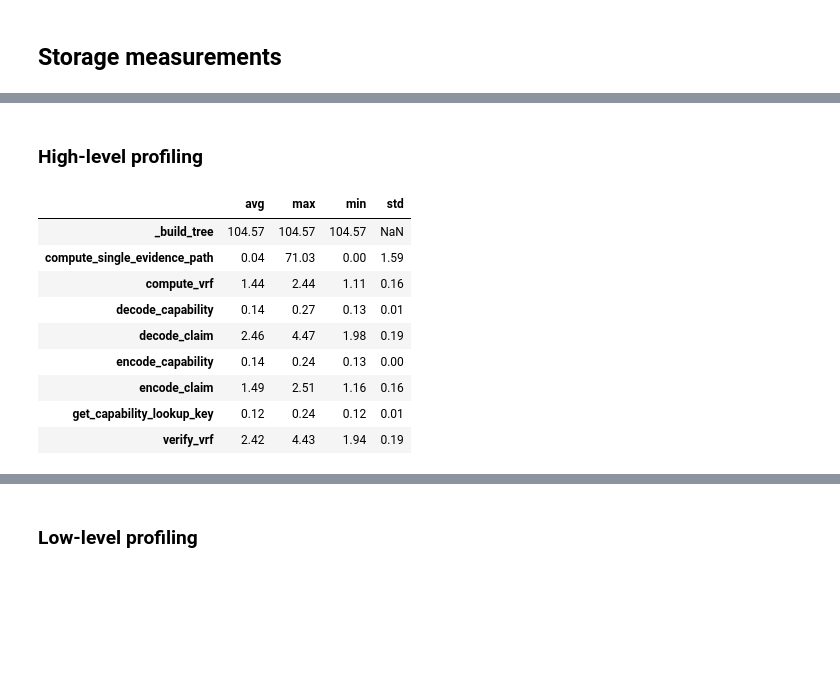
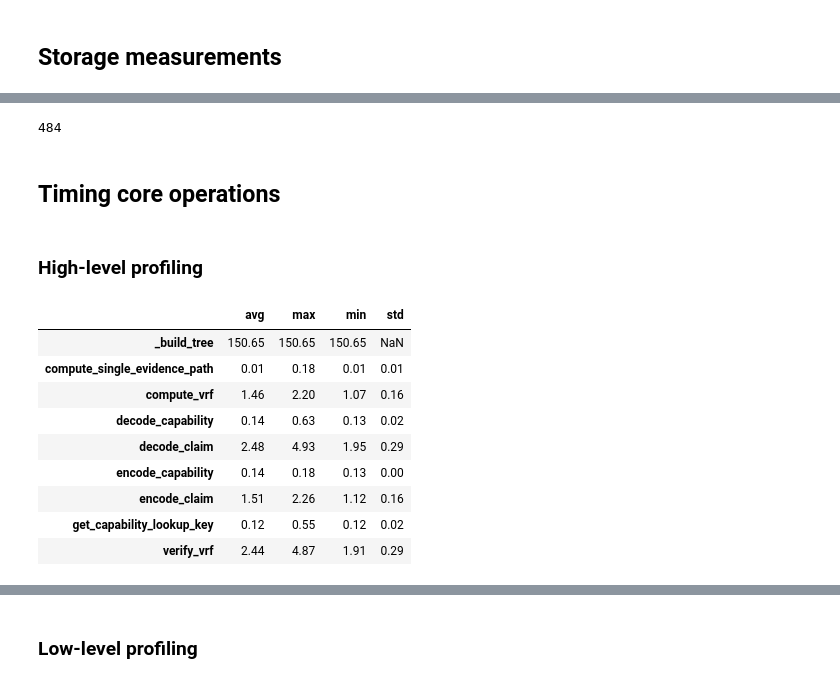
Before and after one commit to claimchain/claimchain-core, a Jupyter notebook: simulations/operations_profiling.ipynb, the cells around one changed output, grey strips where cells are left out. Drawn from its saved outputs; the diff is of its cells as text; code cells hidden in the pictures; blank space fills up the shorter version.

Commit message:
Update core measurements notebook

```diff
--- a/simulations/operations_profiling.ipynb
+++ b/simulations/operations_profiling.ipynb
@@ -75,15 +73,15 @@ Evidence of claim inclusion can be done either on the owner's side or on the cli
 # %%
 @profiled
 def compute_single_evidence_path(tree, lookup_key):
-    root, evidence = tree.evidence(key=lookup_key)
+    root, evidence = tree.evidence(lookup_key)
     assert evidence[-1].key == lookup_key
     return evidence
 
-def compute_evidence_map(state):
+def compute_random_evidences(state, nb_samples=200):
     assert hasattr(state, '_enc_items_map')
     tree = state._tree
     evidence_map = {}
-    for lookup_key in state._enc_items_map:
+    for lookup_key in random.sample(list(state._enc_items_map), nb_samples):
         evidence_map[lookup_key] = \
                 compute_single_evidence_path(tree, lookup_key)
     return evidence_map
@@ -119,0 +118,3 @@ Produce evidences, and measure their sizes both in bytes and number of nodes.
+# %%
+nb_claims_range = range(100, 6000, 500)
+list(nb_claims_range)
@@ -182,0 +203,20 @@ plt.show()
+# %%
+build_tree_timing_data = pd.DataFrame(columns=['avg', 'std'])
+store_snapshots_1 = []
+
+for nb_claims in nb_claims_range:
+    print(nb_claims)
+    # Commit claims
+    profiler = Profiler()
+    reader_graph, labels, claims, params = generate_test_data(
+        nb_readers=nb_claims, nb_caps_per_reader=1)
+    stats_per_iteration = []
+    for n in range(20):
+        with profiler.as_default():
+            chain, state = commit_claims(reader_graph, labels, claims, params)
+            stats = profiler.compute_stats()
+            stats_per_iteration.append(stats)
+    timings = np.array([stats['_build_tree']['avg'] for stats in stats_per_iteration])
+    build_tree_timing_data.loc[nb_claims] = (np.mean(timings), np.std(timings))
+
+    store_snapshots_1.append(chain.store.copy())
@@ -183,3 +302,10 @@ plt.show()
+# %%
+block = chain.store[chain.head]
+len(packb((block.index, block.items, block.fingers, block.aux)))
+# %% [output]
+484
+# %% [markdown]
+## Timing core operations
 # %%
 def simulate():
     reader_graph, labels, claims, params = generate_test_data()
@@ -189,7 +315,7 @@ def simulate():
     # Simulate readers
     view = read_claims(chain, reader_graph, labels, claims, params)
     # Compute evidence of inclusion for each claim
-    evidence_map = compute_evidence_map(state)
+    evidence_map = compute_random_evidences(state, 2000)
 # %% [markdown]
 ### High-level profiling
 # %%
@@ -200,20 +326,20 @@ with profiler.as_default():
 # %%
 df = pd.DataFrame(stats)
 df = df.T
 stat_cols = ['avg', 'max', 'min', 'std']
 df = df[stat_cols].apply(lambda value: value * 1000)  # milliseconds
 df = df.round(2)
-df.sort_index()
+df
 # %% [output]
 |  | avg | max | min | std |
-| _build_tree | 104.57 | 104.57 | 104.57 | NaN |
-| compute_single_evidence_path | 0.04 | 71.03 | 0.00 | 1.59 |
-| compute_vrf | 1.44 | 2.44 | 1.11 | 0.16 |
-| decode_capability | 0.14 | 0.27 | 0.13 | 0.01 |
-| decode_claim | 2.46 | 4.47 | 1.98 | 0.19 |
-| encode_capability | 0.14 | 0.24 | 0.13 | 0.00 |
-| encode_claim | 1.49 | 2.51 | 1.16 | 0.16 |
-| get_capability_lookup_key | 0.12 | 0.24 | 0.12 | 0.01 |
-| verify_vrf | 2.42 | 4.43 | 1.94 | 0.19 |
+| _build_tree | 150.65 | 150.65 | 150.65 | NaN |
+| compute_single_evidence_path | 0.01 | 0.18 | 0.01 | 0.01 |
+| compute_vrf | 1.46 | 2.20 | 1.07 | 0.16 |
+| decode_capability | 0.14 | 0.63 | 0.13 | 0.02 |
+| decode_claim | 2.48 | 4.93 | 1.95 | 0.29 |
+| encode_capability | 0.14 | 0.18 | 0.13 | 0.00 |
+| encode_claim | 1.51 | 2.26 | 1.12 | 0.16 |
+| get_capability_lookup_key | 0.12 | 0.55 | 0.12 | 0.02 |
+| verify_vrf | 2.44 | 4.87 | 1.91 | 0.29 |
 # %%
 pretty_df = df[['avg', 'std']].sort_index()
```
Also changed, not shown: parts of 16 cells of this notebook, 1 other file.
